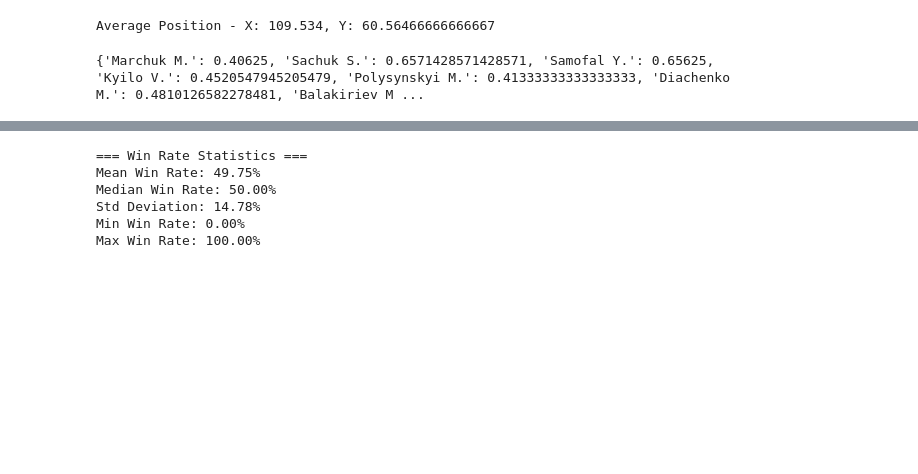
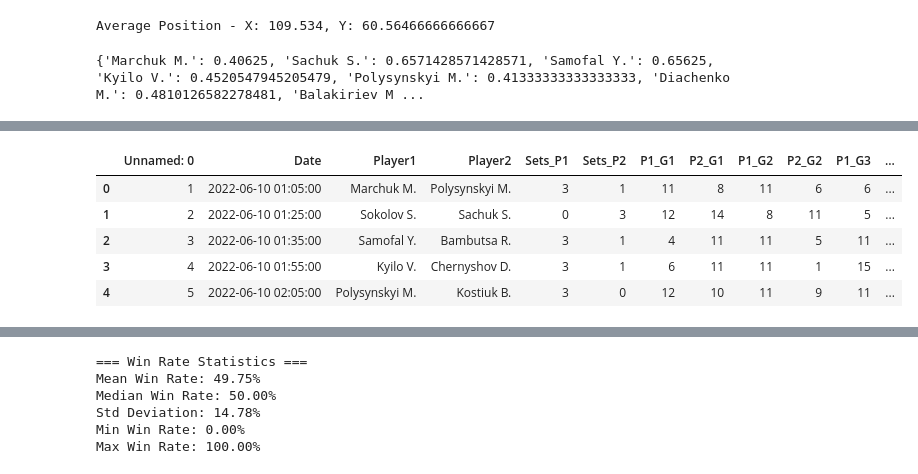
Before and after one commit to nap881/Table-Tennis-Data, a Jupyter notebook: ttdata.ipynb, the cells around one changed output, grey strips where cells are left out. Saved outputs shown, nothing was run; the diff lists cells and outputs as text; code cells hidden in the pictures; blank space fills up the shorter version.

```diff
--- a/ttdata.ipynb
+++ b/ttdata.ipynb
@@ -172,0 +85,9 @@ print(result_df)
+# %%
+df.head()
+# %% [output]
+|  | Unnamed: 0 | Date | Player1 | Player2 | Sets_P1 | Sets_P2 | P1_G1 | P2_G1 | P1_G2 | P2_G2 | P1_G3 | ... |
+| 0 | 1 | 2022-06-10 01:05:00 | Marchuk M. | Polysynskyi M. | 3 | 1 | 11 | 8 | 11 | 6 | 6 | ... |
+| 1 | 2 | 2022-06-10 01:25:00 | Sokolov S. | Sachuk S. | 0 | 3 | 12 | 14 | 8 | 11 | 5 | ... |
+| 2 | 3 | 2022-06-10 01:35:00 | Samofal Y. | Bambutsa R. | 3 | 1 | 4 | 11 | 11 | 5 | 11 | ... |
+| 3 | 4 | 2022-06-10 01:55:00 | Kyilo V. | Chernyshov D. | 3 | 1 | 6 | 11 | 11 | 1 | 15 | ... |
+| 4 | 5 | 2022-06-10 02:05:00 | Polysynskyi M. | Kostiuk B. | 3 | 0 | 12 | 10 | 11 | 9 | 11 | ... |
```
Also changed, not shown: parts of 7 cells of this notebook.
